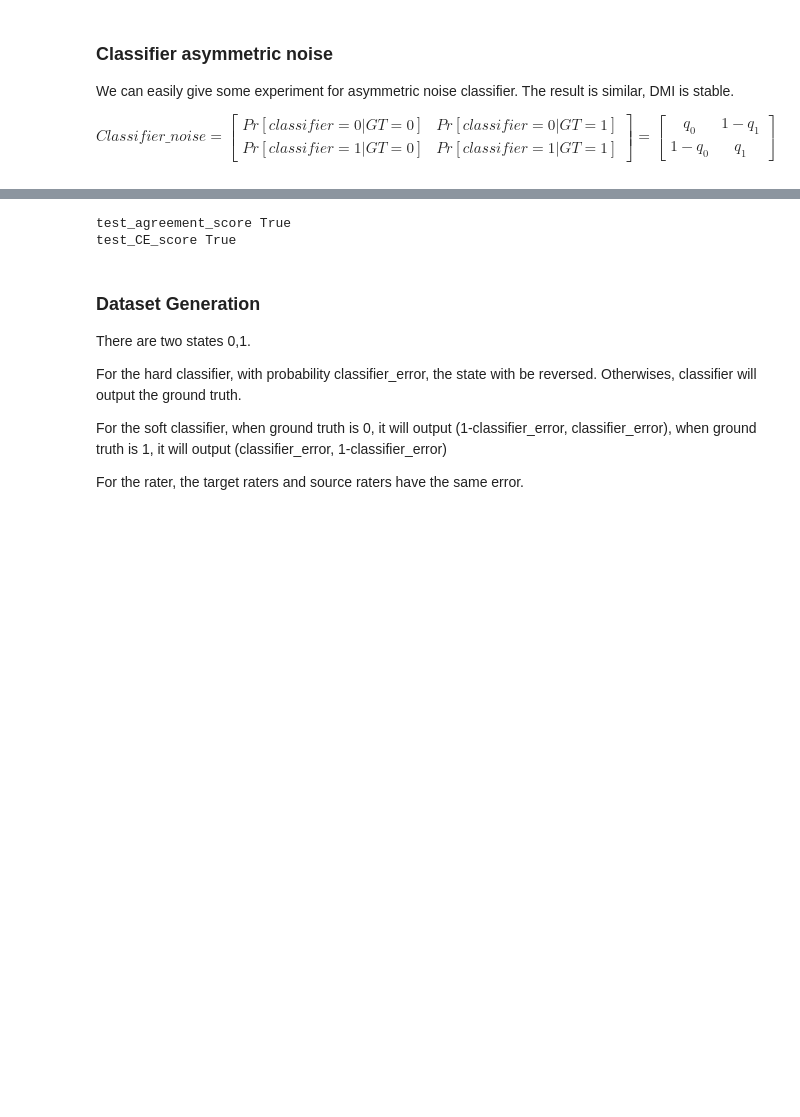
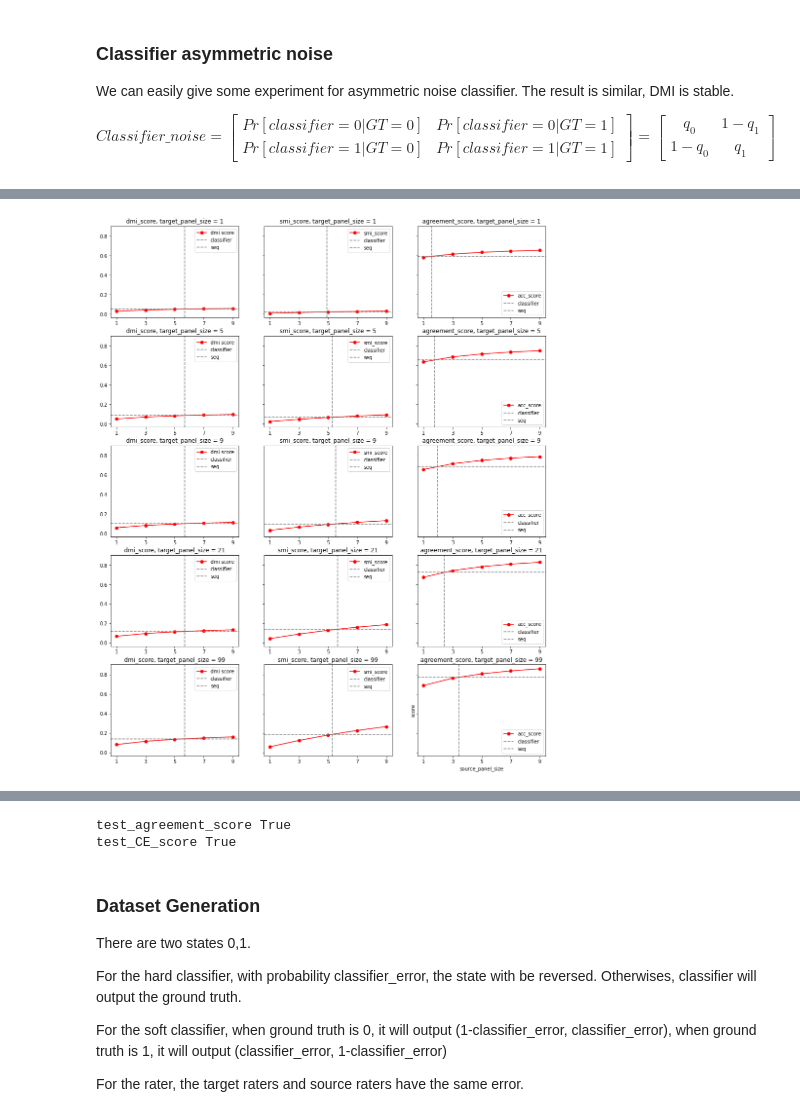
Before and after one commit to presnick/surveyequivalence, a Jupyter notebook: simulations/experiment_notebook.ipynb, the cells around one changed output, grey strips where cells are left out. Cells and saved outputs as stored; diff of their text form; code cells hidden in the pictures; blank space fills up the shorter version.

```diff
--- a/simulations/experiment_notebook.ipynb
+++ b/simulations/experiment_notebook.ipynb
@@ -764,0 +783,72 @@ agreement_score : ratio between performance ratios of smallest and largest targe
+# %%
+def seq(source_panel_size,classifier_score,source_panel_score):
+
+    seq = None
+
+    for i in range(len(source_panel_size)-1):
+        if classifier_score >= source_panel_score[i] and classifier_score <= source_panel_score[i+1]:
+            seq = ((classifier_score-source_panel_score[i])/(source_panel_score[i+1]-source_panel_score[i]))*(source_panel_size[i+1]-source_panel_size[i])+source_panel_size[i]
+
+    return seq
+# %%
+p_neg = 0.75
+p_pos = 0.6
+
+GT = np.array([[0.6,0.],[0.,0.4]])
+
+target_panel_sizes = [1,5,9,21,99]
+source_panel_size = [1,3,5,7,9]
+
+classifier_noise = np.array([[0.7,0.3],[0.1,0.9]]).T
+classifier_confusion = np.dot(classifier_noise,GT)
+
+
+fig,axs = plt.subplots(5, 3, sharex=False, sharey=True, figsize=(16, 20))
+
+i = 0
+
+for t in target_panel_sizes:
+
+    k_noise = calc_panel_noise_matrix(p_neg=p_neg,p_pos=p_pos,panel_size=t)
+    k_vs_classifier_confusion = np.dot(classifier_confusion,k_noise)
+
+    dmi_score = []
+    smi_score = []
+    acc_score = []
+
+    for s_size in source_panel_size:
+
+        source_panel = np.dot(calc_panel_noise_matrix(p_neg=p_neg,p_pos=p_pos,panel_size=s_size).T,GT)
+
+        k_vs_source_confusion = np.dot(source_panel,k_noise)
+
+        dmi_score.append(dmi(k_vs_source_confusion))
+        smi_score.append(smi(k_vs_source_confusion))
+        acc_score.append(acc(k_vs_source_confusion))
+
+    axs[i,0].plot(source_panel_size,dmi_score,label = 'dmi score', marker = 'o',color = 'r')
+    axs[i,0].axhline(dmi(k_vs_classifier_confusion),color='grey',label='classifier',ls = 'dashed')
+    axs[i,0].axvline(seq(source_panel_size,dmi(k_vs_classifier_confusion),dmi_score), color='grey',label='seq',ls = 'dashed')
+    axs[i,0].set_title('dmi_score, target_panel_size = '+str(t))
+
+    axs[i,1].plot(source_panel_size,smi_score,label = 'smi_score', marker = 'o',color = 'r')
+    axs[i,1].axhline(smi(k_vs_classifier_confusion),color='grey',label='classifier',ls = 'dashed')
+    axs[i,1].axvline(seq(source_panel_size,smi(k_vs_classifier_confusion),smi_score),color='grey',label='seq',ls = 'dashed')
+    axs[i,1].set_title('smi_score, target_panel_size = '+str(t))
+
+    axs[i,2].plot(source_panel_size,acc_score,label = 'acc_score', marker = 'o',color = 'r')
+    axs[i,2].axhline(acc(k_vs_classifier_confusion),color='grey',label='classifier',ls = 'dashed')
+    axs[i,2].axvline(seq(source_panel_size,acc(k_vs_classifier_confusion),acc_score),color='grey',label='seq',ls = 'dashed')
+    axs[i,2].set_title('agreement_score, target_panel_size = '+str(t))
+
+    for j in range(3):
+        axs[i,j].legend()
+        axs[i,j].set_xticks(source_panel_size)
+
+    i += 1
+
+plt.xlabel('source_panel_size')
+plt.ylabel('score')
+fig.show()
+# %% [output]
+[figure, added]
```
Also changed, not shown: parts of 14 cells of this notebook.
